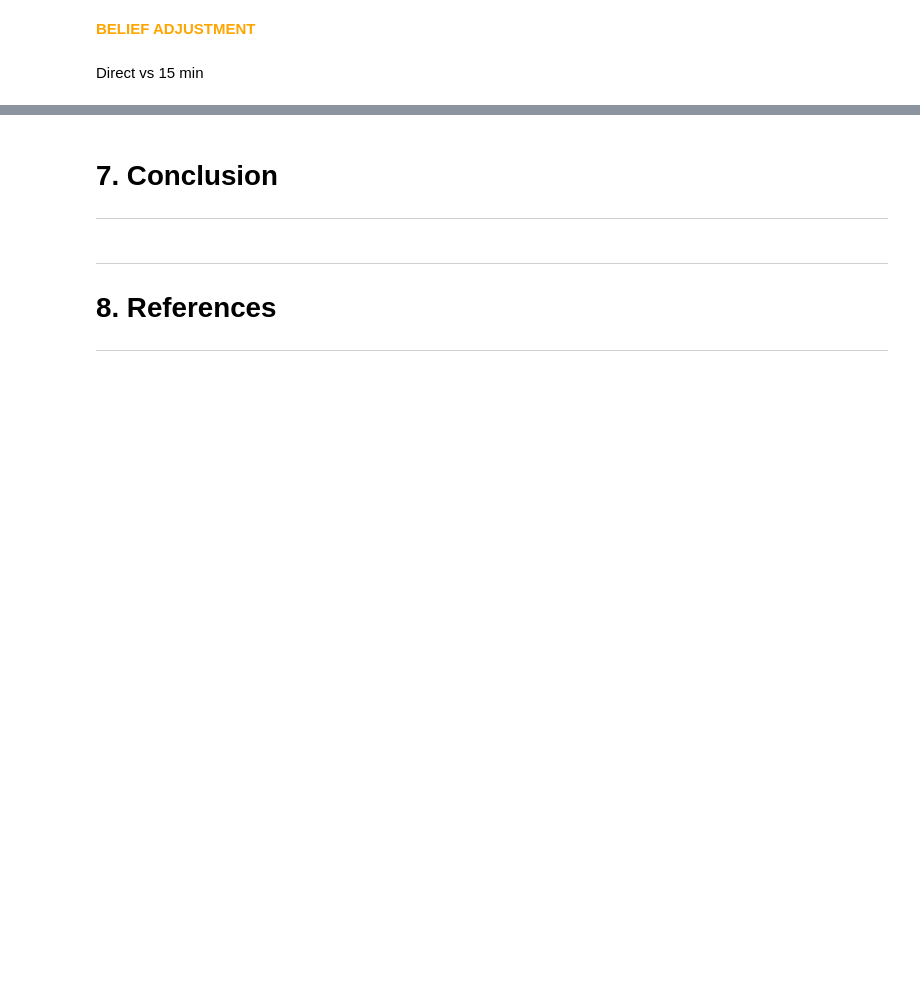
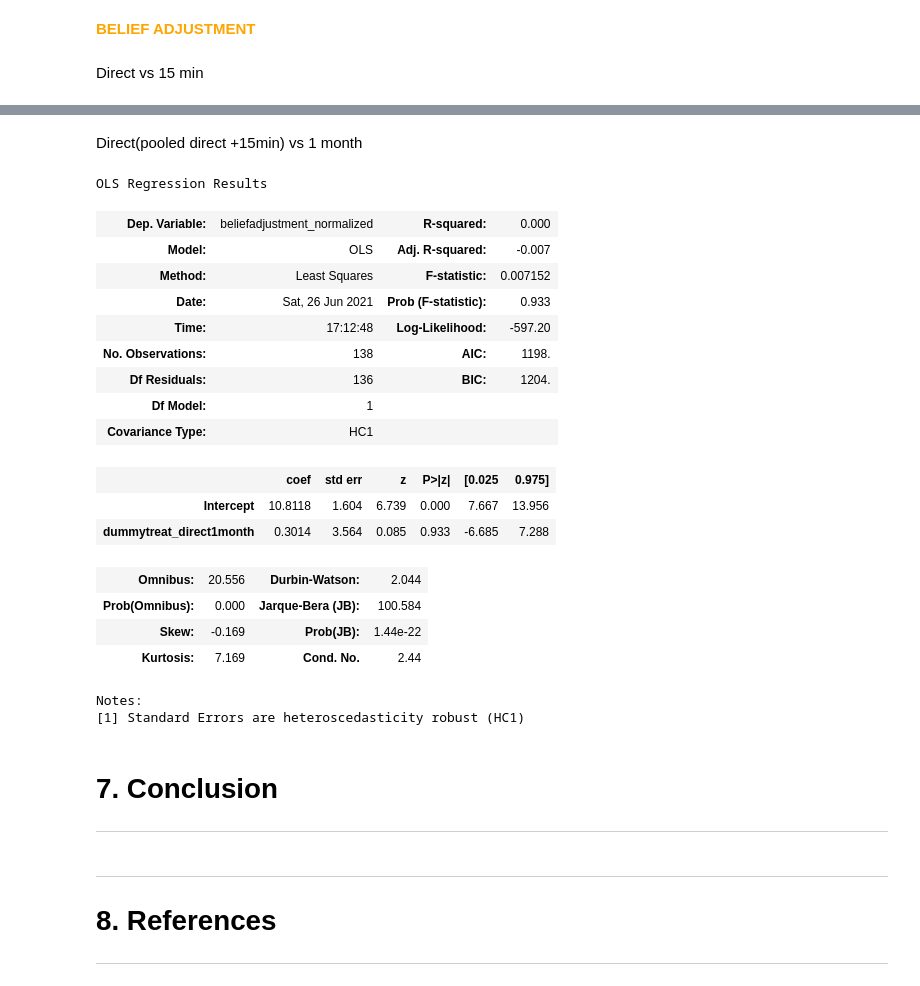
Before and after one commit to aysuavci/ose-data-science-course-project-aysuavci, a Jupyter notebook: project_notebook.ipynb, the cells around one changed output, grey strips where cells are left out. Cells and saved outputs as stored; diff of their text form; code cells hidden in the pictures; blank space fills up the shorter version.

```diff
--- a/project_notebook.ipynb
+++ b/project_notebook.ipynb
@@ -585,6 +585,34 @@ OLS Regression Results
 | Kurtosis: | 4.107 | Cond. No. | 147. |
 Notes:
 [1] Standard Errors are heteroscedasticity robust (HC1)
+# %% [markdown]
+Direct(pooled direct +15min) vs 1 month
+# %%
+#Reg 1 Belief
+df_ba_good = pd.DataFrame({"beliefadjustment_normalized": news_good_ba['beliefadjustment_normalized'], "dummytreat_direct1month": news_good_ba['dummytreat_direct1month'], "rank": news_good_ba['rank'], "beliefadjustment_bayes_norm": news_good_ba['beliefadjustment_bayes_norm']})
+model_ols = smf.ols(formula="beliefadjustment_normalized ~ dummytreat_direct1month", data=df_ba_good)
+rslt = model_ols.fit(cov_type='HC1')
+rslt.summary()
+# %% [output]
+OLS Regression Results
+| Dep. Variable: | beliefadjustment_normalized | R-squared: | 0.000 |
+| Model: | OLS | Adj. R-squared: | -0.007 |
+| Method: | Least Squares | F-statistic: | 0.007152 |
+| Date: | Sat, 26 Jun 2021 | Prob (F-statistic): | 0.933 |
+| Time: | 17:12:48 | Log-Likelihood: | -597.20 |
+| No. Observations: | 138 | AIC: | 1198. |
+| Df Residuals: | 136 | BIC: | 1204. |
+| Df Model: | 1 |  |  |
+| Covariance Type: | HC1 |  |  |
+|  | coef | std err | z | P>|z| | [0.025 | 0.975] |
+| Intercept | 10.8118 | 1.604 | 6.739 | 0.000 | 7.667 | 13.956 |
+| dummytreat_direct1month | 0.3014 | 3.564 | 0.085 | 0.933 | -6.685 | 7.288 |
+| Omnibus: | 20.556 | Durbin-Watson: | 2.044 |
+| Prob(Omnibus): | 0.000 | Jarque-Bera (JB): | 100.584 |
+| Skew: | -0.169 | Prob(JB): | 1.44e-22 |
+| Kurtosis: | 7.169 | Cond. No. | 2.44 |
+Notes:
+[1] Standard Errors are heteroscedasticity robust (HC1)
 # %% [markdown]
 # 7. Conclusion
 ---
```
Also changed, not shown: parts of 12 cells of this notebook.
